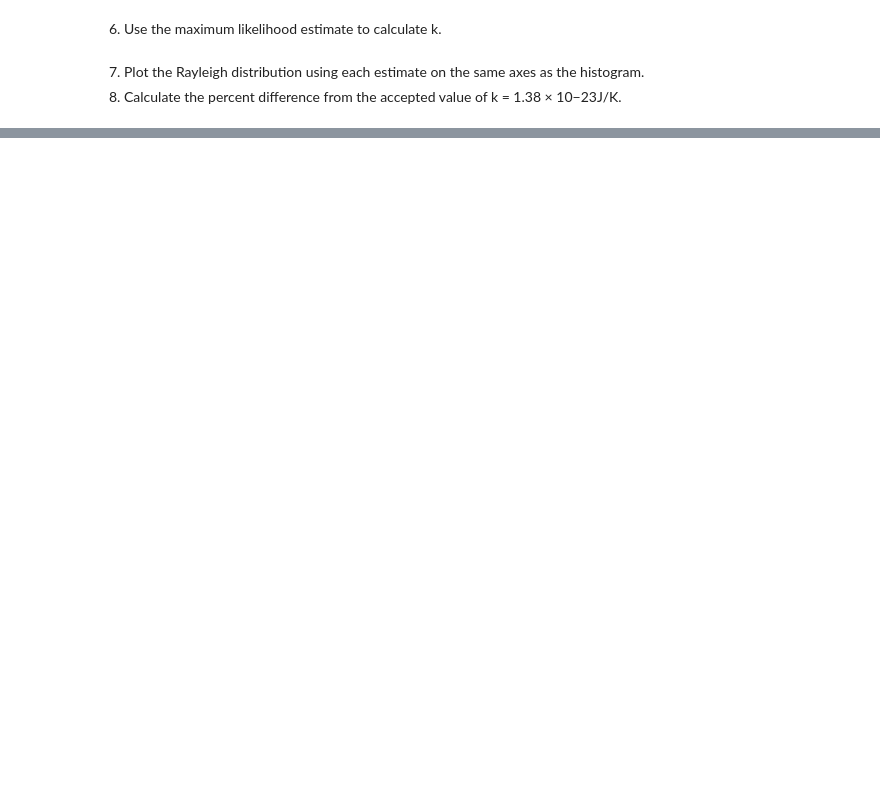
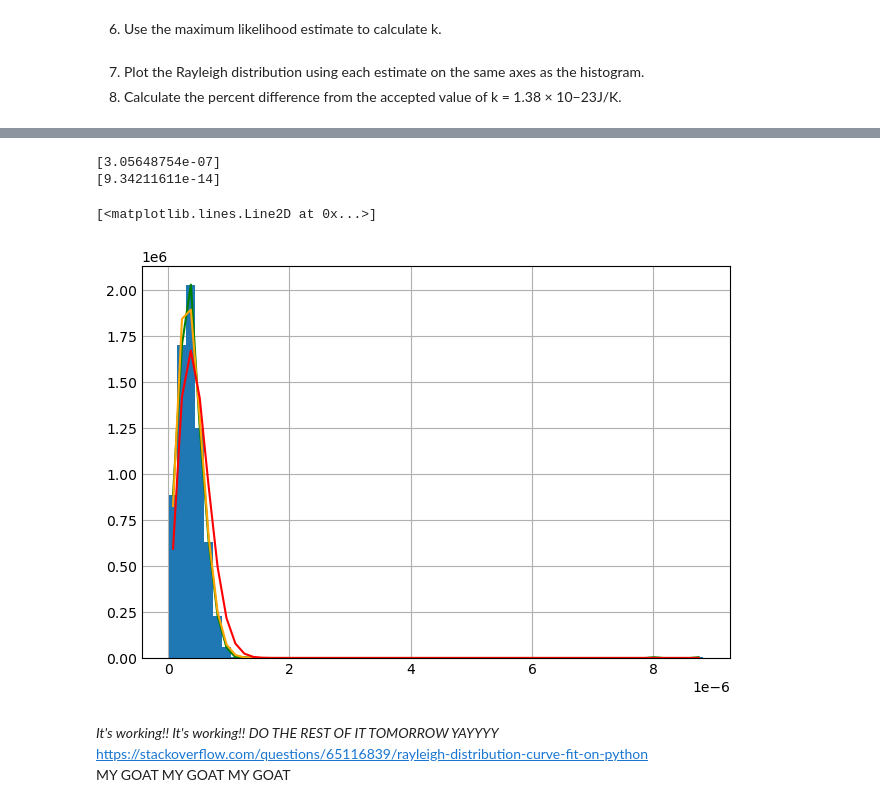
Before and after one commit to ijessicachen/introdatascience, a Jupyter notebook: schoolgraphs/PHY293_ThermalMotion/analysis_rough.ipynb, the cells around one changed output, grey strips where cells are left out. Saved outputs shown, nothing was run; the diff lists cells and outputs as text; code cells hidden in the pictures; blank space fills up the shorter version.

```diff
--- a/schoolgraphs/PHY293_ThermalMotion/analysis_rough.ipynb
+++ b/schoolgraphs/PHY293_ThermalMotion/analysis_rough.ipynb
@@ -859,0 +927,38 @@ plt.legend()
+# %%
+# plot using the estimate
+fig, ax = plt.subplots(1, 1)
+fig.set_size_inches(6, 4)
+
+bin_n = 60
+
+# histogram
+hist_values, bin_edges, patches = ax.hist(distances, bins=bin_n, density=True, label='Counts')
+#ax.set_xlim(0, 1.2*10**(-6))
+
+bin_centers = (bin_edges[1:] + bin_edges[:-1])/2
+
+x = bin_centers
+y = hist_values
+
+ax.plot(x, y, label='Fitting this', color='green')
+
+def f(r, a):
+    return (r/(a*a))*np.exp((-1*(r**2))/(2*a*a))
+
+err = x*0 + 0.03
+popt, pcov = curve_fit(f, x, y, p0 = (1.38e-6,), sigma=err, maxfev=1000)
+
+print(popt)
+print(popt**2)
+
+ax.plot(x, f(x, *popt), label='PDF', color='orange')
+ax.plot(x, f(x, scale_est**0.5), label='PDF_mle', color='red')
+# %% [output]
+[3.05648754e-07]
+[9.34211611e-14]
+[<matplotlib.lines.Line2D at 0x...>]
+[figure, added]
+# %% [markdown]
+*It's working!! It's working!! DO THE REST OF IT TOMORROW YAYYYY*
+https://stackoverflow.com/questions/65116839/rayleigh-distribution-curve-fit-on-python<br>
+MY GOAT MY GOAT MY GOAT
```
Also changed, not shown: parts of 10 cells of this notebook, 14 other files.
